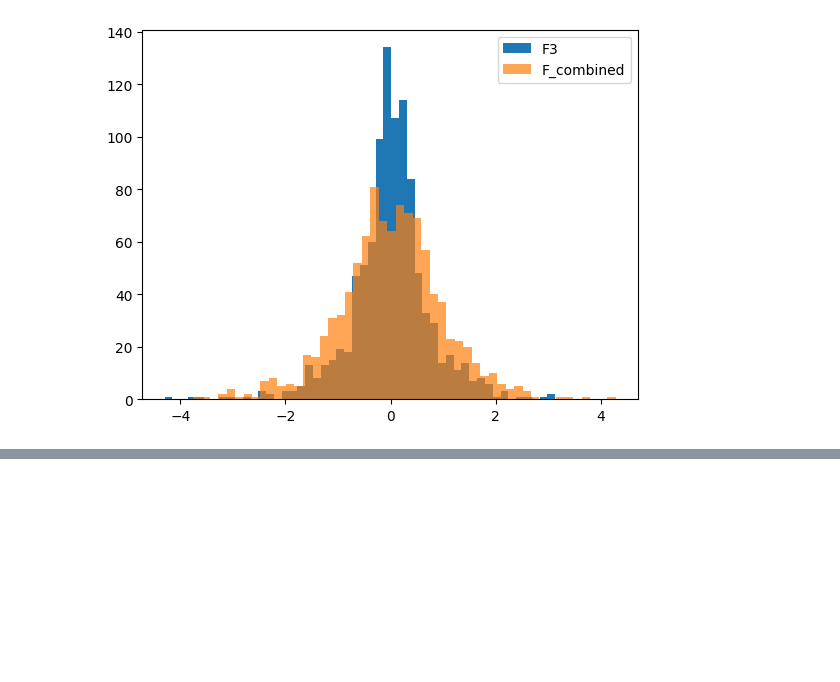
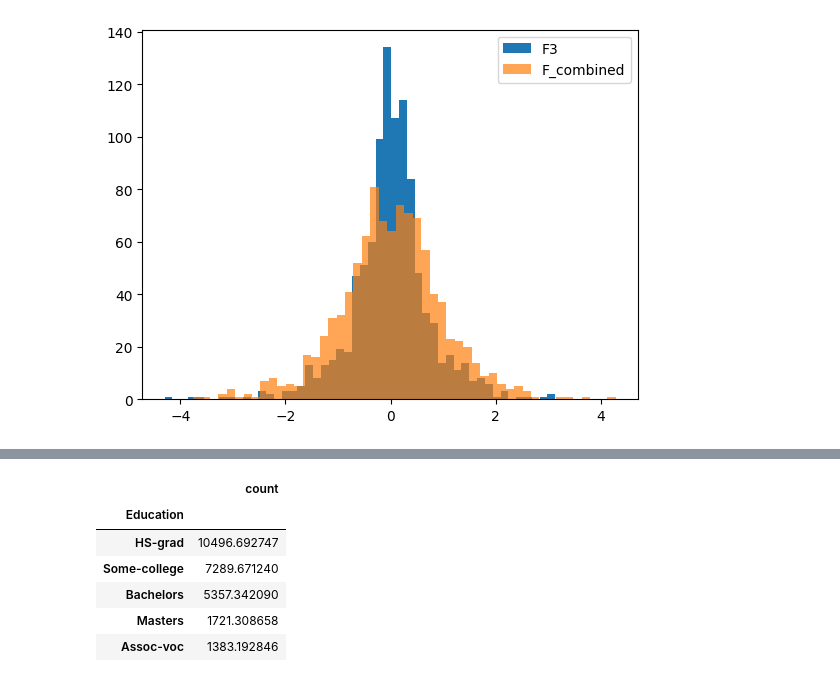
Before and after one commit to stevegee1/Programming_Differential_Privacy, a Jupyter notebook: properties_of_DP.ipynb, the cells around one changed output, grey strips where cells are left out. Cells and saved outputs as stored; diff of their text form; code cells hidden in the pictures; blank space fills up the shorter version.

```diff
--- a/properties_of_DP.ipynb
+++ b/properties_of_DP.ipynb
@@ -69,0 +83,15 @@ plt.legend()
+# %%
+epsilon = 1
+
+# This analysis has a total privacy cost of epsilon = 1, even though we release many results
+f = lambda x: x + np.random.laplace(loc = 0, scale=1/epsilon)
+s = adult['Education'].value_counts().apply(f)
+s.to_frame().head(5)
+# %% [output]
+|  | count |
+| Education |  |
+| HS-grad | 10496.692747 |
+| Some-college | 7289.671240 |
+| Bachelors | 5357.342090 |
+| Masters | 1721.308658 |
+| Assoc-voc | 1383.192846 |
```
Also changed, not shown: parts of 4 cells of this notebook, 1 other file.
